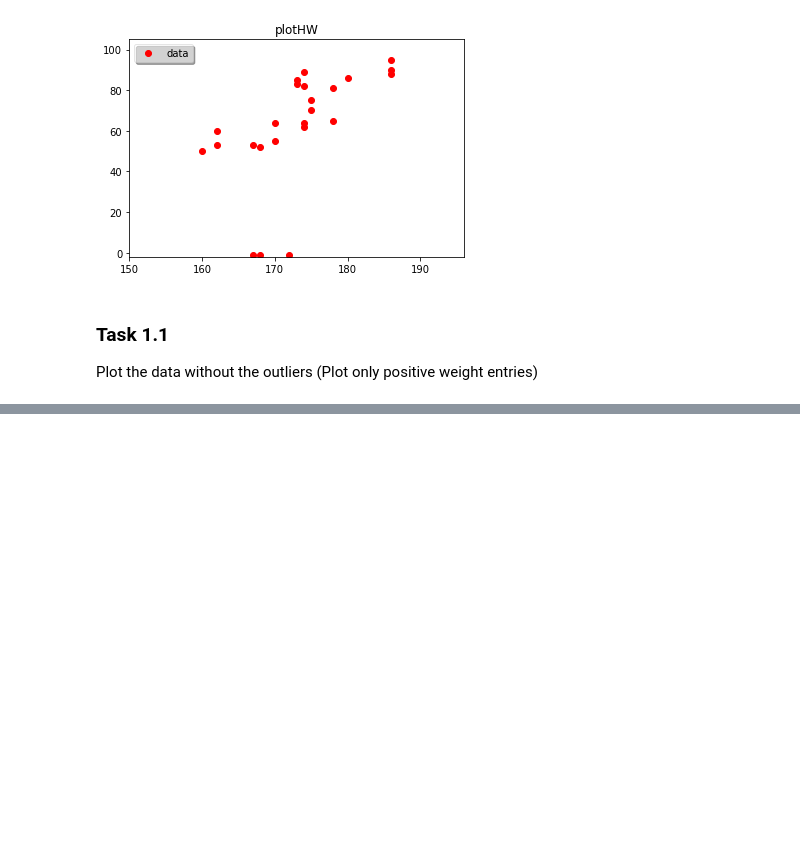
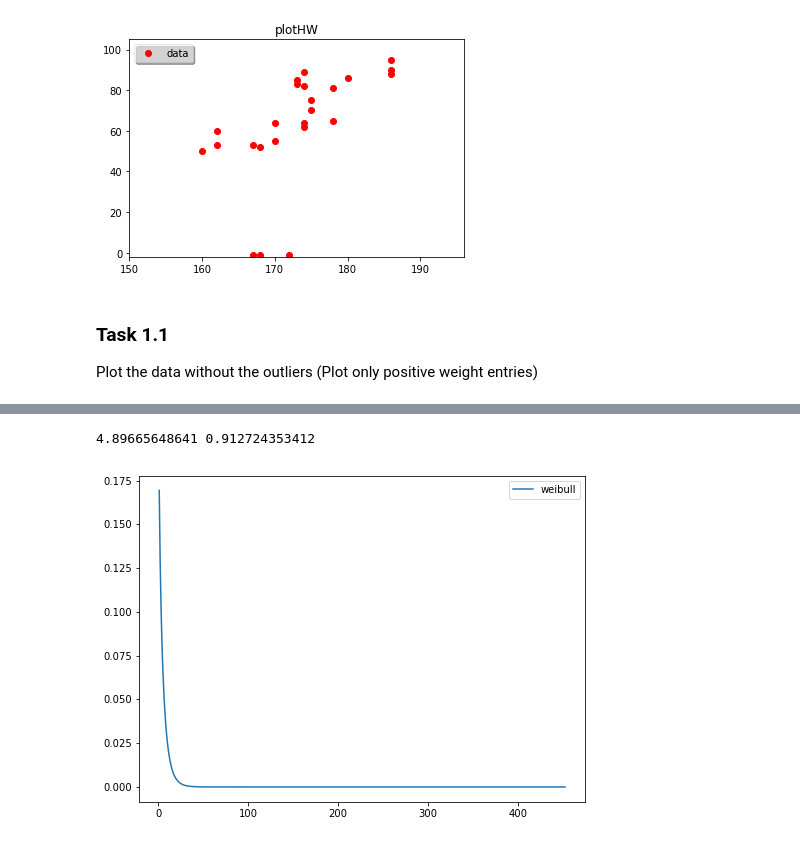
Before and after one commit to jutanke/bit_projects, a Jupyter notebook: project1/solutions.ipynb, the cells around one changed output, grey strips where cells are left out. Cells and saved outputs as stored; diff of their text form; code cells hidden in the pictures; blank space fills up the shorter version.

```diff
--- a/project1/solutions.ipynb
+++ b/project1/solutions.ipynb
@@ -131,0 +195,69 @@ plt.show()
+# %%
+from numpy import genfromtxt
+data = genfromtxt('myspace.csv', delimiter=',', dtype=np.object)
+h = data[:,1].astype('float32')
+mask = ((h > 0) * 1).nonzero()
+h = h[mask]
+
+n = h.shape[0]
+x = np.array(range(0, n))
+
+
+def f(x, k, a):
+    """ weibull pdf
+    """
+    return (k/a) * ((x/a)**(k-1)) * np.exp(-(x/a)**k)
+
+def dLdk(a, k, D):
+    N = D.shape[0]
+    return N * (np.log(k) - k * np.log(a)) + \
+        (k-1) * np.sum(np.log(D)) - np.sum((D/a)**a)
+
+def dLda(a, k, D):
+    N = D.shape[0]
+    return (k/a) * (np.sum((D/a)**k - N))
+
+def d2Ldk2(a, k, D):
+    N = D.shape[0]
+    return -(N/k**2) - np.sum((D/a)**k * np.log(D/a)**2)
+
+def d2Lda2(a, k, D):
+    N = D.shape[0]
+    return (k/(a**2)) * (k + 1) * np.sum((D/a)**k)
+
+def d2Ldkda(a, k, D):
+    N = D.shape[0]
+    return (1/a) * np.sum((D/a)**k) + (k/a) * \
+        np.sum((D/a)**k * np.log(D/a) - N/a)
+
+
+def step(a, k, D):
+    v = np.array([k, a])
+    u = np.array([-dLdk(a, k, D), -dLda(a, k, D)])
+    d2Ldkda_ = d2Ldkda(a,k,D)
+    J = np.linalg.inv(np.array([
+        [d2Ldk2(a,k,D), d2Ldkda_],
+        [d2Ldkda_, d2Lda2(a,k,D)]
+    ]))
+
+    v_new = v + J @ u
+    return v_new[0], v_new[1]
+
+
+a, k = 1, 5
+for i in range(1):
+    a, k = step(a, k, h)
+print(a, k)
+
+fig = plt.figure(figsize=(8,6))
+ax = fig.add_subplot(111)
+#ax.plot(x, h, label='Google data', color='black')
+
+ax.plot(x, f(x, k, a), label='weibull')
+
+
+plt.legend()
+plt.show()
+# %% [output]
+4.89665648641 0.912724353412
+[figure, added]
```
Also changed, not shown: parts of 4 cells of this notebook.
